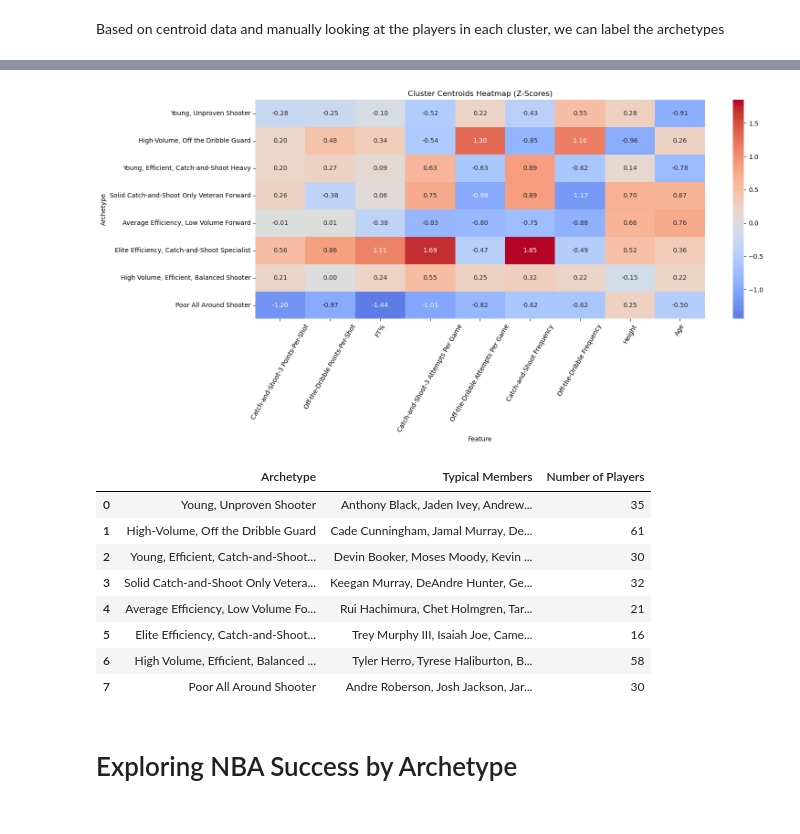
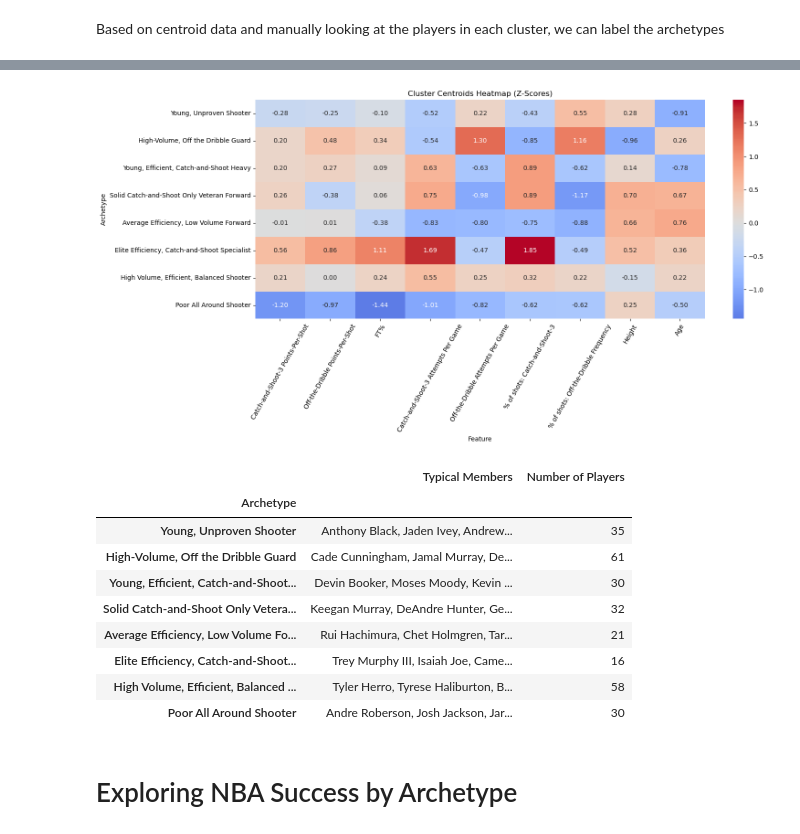
Before and after one commit to rickmart2/si-699-nba-shooting-modeling, a Jupyter notebook: clustering_analysis.ipynb, the cells around one changed output, grey strips where cells are left out. Saved outputs shown, nothing was run; the diff lists cells and outputs as text; code cells hidden in the pictures.

```diff
--- a/clustering_analysis.ipynb
+++ b/clustering_analysis.ipynb
@@ -22,8 +26,8 @@ clear_features = {
     'OTD_PPS': 'Off-the-Dribble Points-Per-Shot',
     'C&S_3PT_ATT_PG': 'Catch-and-Shoot-3 Attempts Per Game',
     'OTD_ATT_PG': 'Off-the-Dribble Attempts Per Game',
-    'Shot_diet_C&S': 'Catch-and-Shoot Frequency',
-    'Shot_diet_OTD': 'Off-the-Dribble Frequency',
+    'Shot_diet_C&S': '% of shots: Catch-and-Shoot-3',
+    'Shot_diet_OTD': '% of shots: Off-the-Dribble Frequency',
 }
 # %%
 # Drop noisy features, I planned on including them in the clustering but they didn't add much value and made the clusters less interpretable
@@ -151,24 +175,26 @@ plt.xlabel("Feature")
 plt.tight_layout()
 plt.show()
 # %% [output]
-[figure, old version]
+[figure, new version]
 # %%
 #table of archetypes and typical members
 archetype_table = pd.DataFrame(shooting_archetypes.items(), columns=['Cluster', 'Archetype'])
 archetype_table['Typical Members'] = archetype_table['Cluster'].map(typical_members)
 archetype_table["Number of Players"] = archetype_table['Cluster'].map(full_df['Cluster'].value_counts())
 archetype_table.drop(columns=['Cluster'], inplace=True)
+archetype_table.set_index('Archetype', inplace=True)
 archetype_table
 # %% [output]
-|  | Archetype | Typical Members | Number of Players |
-| 0 | Young, Unproven Shooter | Anthony Black, Jaden Ivey, Andrew... | 35 |
-| 1 | High-Volume, Off the Dribble Guard | Cade Cunningham, Jamal Murray, De... | 61 |
-| 2 | Young, Efficient, Catch-and-Shoot... | Devin Booker, Moses Moody, Kevin ... | 30 |
-| 3 | Solid Catch-and-Shoot Only Vetera... | Keegan Murray, DeAndre Hunter, Ge... | 32 |
-| 4 | Average Efficiency, Low Volume Fo... | Rui Hachimura, Chet Holmgren, Tar... | 21 |
-| 5 | Elite Efficiency, Catch-and-Shoot... | Trey Murphy III, Isaiah Joe, Came... | 16 |
-| 6 | High Volume, Efficient, Balanced ... | Tyler Herro, Tyrese Haliburton, B... | 58 |
-| 7 | Poor All Around Shooter | Andre Roberson, Josh Jackson, Jar... | 30 |
+|  | Typical Members | Number of Players |
+| Archetype |  |  |
+| Young, Unproven Shooter | Anthony Black, Jaden Ivey, Andrew... | 35 |
+| High-Volume, Off the Dribble Guard | Cade Cunningham, Jamal Murray, De... | 61 |
+| Young, Efficient, Catch-and-Shoot... | Devin Booker, Moses Moody, Kevin ... | 30 |
+| Solid Catch-and-Shoot Only Vetera... | Keegan Murray, DeAndre Hunter, Ge... | 32 |
+| Average Efficiency, Low Volume Fo... | Rui Hachimura, Chet Holmgren, Tar... | 21 |
+| Elite Efficiency, Catch-and-Shoot... | Trey Murphy III, Isaiah Joe, Came... | 16 |
+| High Volume, Efficient, Balanced ... | Tyler Herro, Tyrese Haliburton, B... | 58 |
+| Poor All Around Shooter | Andre Roberson, Josh Jackson, Jar... | 30 |
 # %% [markdown]
 # Exploring NBA Success by Archetype
 # %%
```
Also changed, not shown: parts of 22 cells of this notebook.
